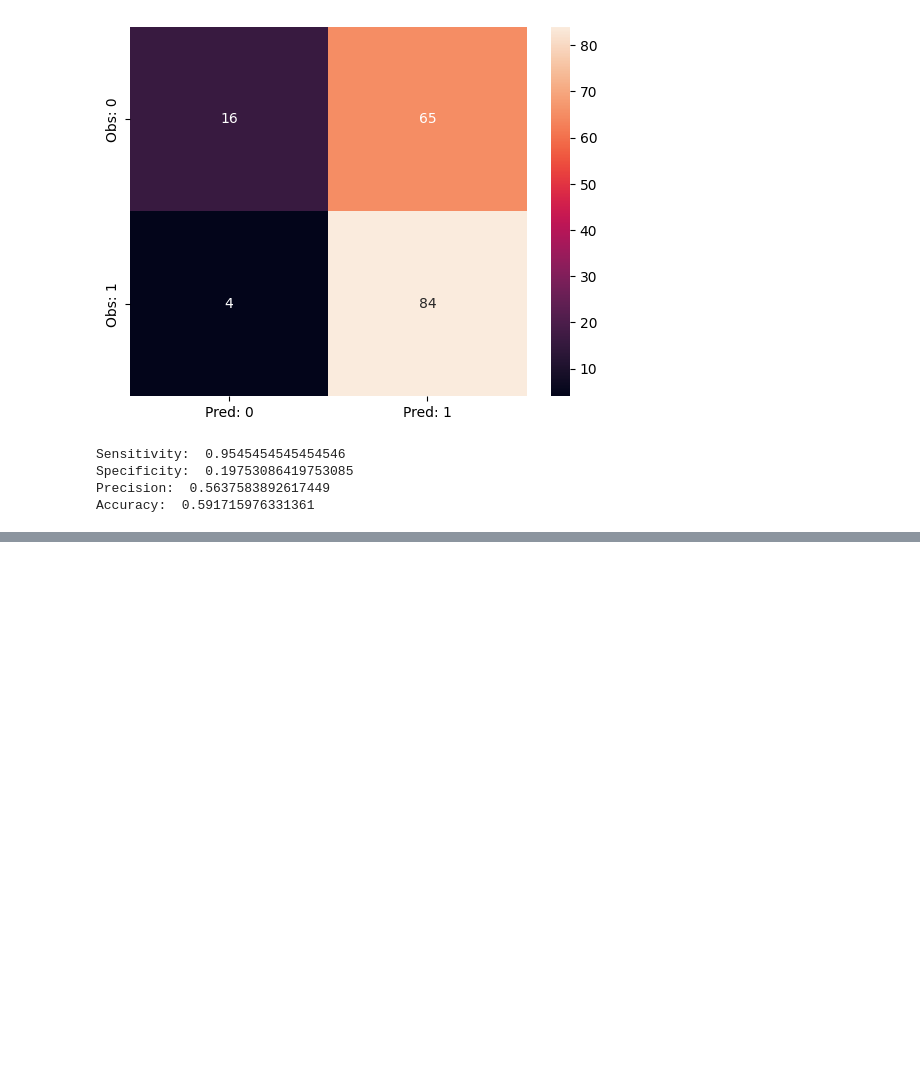
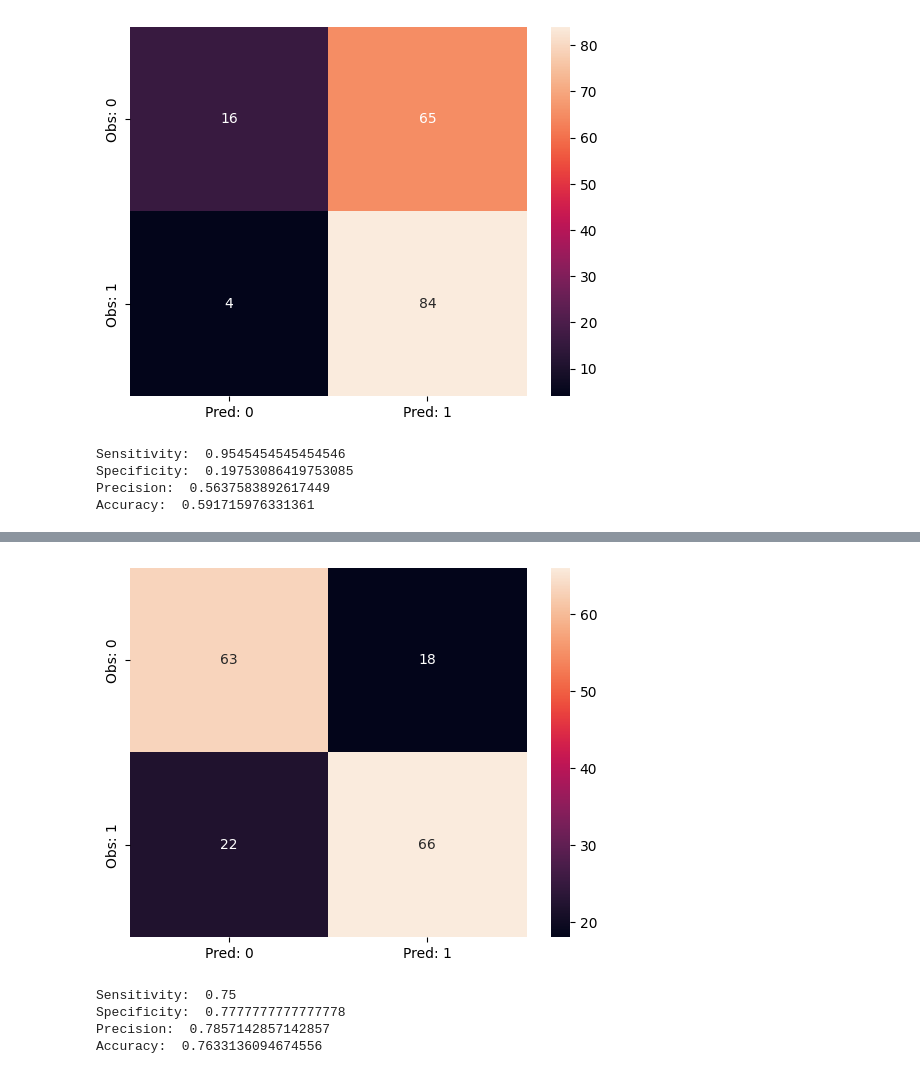
Before and after one commit to Dhruv-Chandra/Loan-Prediction, a Jupyter notebook: Loan_Prediction.ipynb, the cells around one changed output, grey strips where cells are left out. Cells and saved outputs as stored; diff of their text form; code cells hidden in the pictures; blank space fills up the shorter version.

```diff
--- a/Loan_Prediction.ipynb
+++ b/Loan_Prediction.ipynb
@@ -744,5 +789,5 @@ combined_en.sample(5)
 # %%
-combined_en.replace(to_replace = {'Y': 1, 'N': 0}, inplace = True)
+combined_en["Loan_Status"].replace(to_replace = {'Y': 1, 'N': 0}, inplace = True)
 # %%
 combined_en.Loan_Status.value_counts()
 # %% [output]
@@ -887,0 +959,22 @@ Accuracy:  0.591715976331361
+# %%
+x, x_test, y, y_test = split_data(combined_en)
+
+x, y = smote(x, y)
+x = pd.DataFrame(x)
+y = pd.DataFrame(y)
+
+x_train, x_val, y_train, y_val = train_test_split(x, y, test_size = 0.2, random_state = 123)
+
+
+x_train = sc.fit_transform(x_train)
+x_test = sc.transform(x_test)
+x_val = sc.transform(x_val)
+
+model = KerasClassifier(build_fn=model_dl, epochs = 100, validation_data = (x_val, y_val), batch_size = 16, verbose=0)
+model.fit(x_train, y_train)
+
+pred = model.predict(x_test)
+y_val_pred = model.predict(x_val)
+
+acc = check_accuracy(y_val, y_val_pred, conf_mat = 'yes')
+# %% [output]
@@ -887,0 +983,5 @@ Accuracy:  0.591715976331361
+[figure, added]
+Sensitivity:  0.75
+Specificity:  0.7777777777777778
+Precision:  0.7857142857142857
+Accuracy:  0.7633136094674556
```
Also changed, not shown: parts of 28 cells of this notebook.
